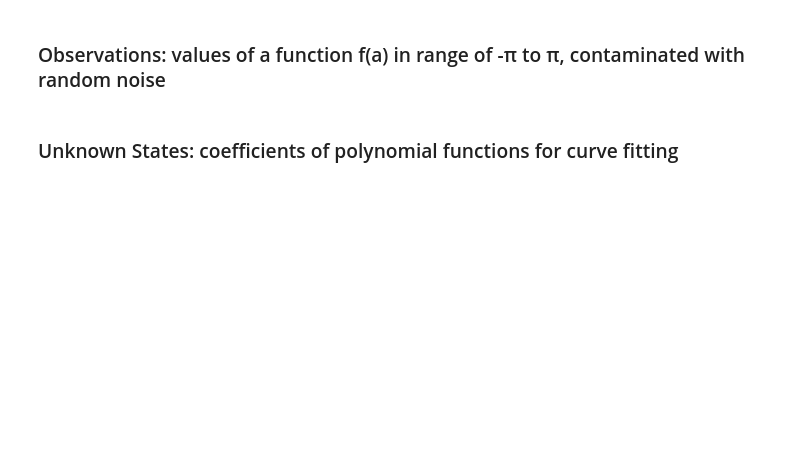
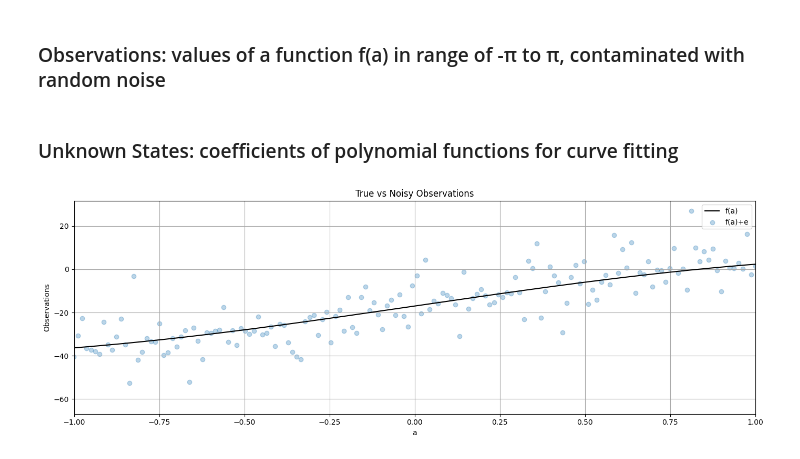
Before and after one commit to andrew-thai08/ENGG680_2025_Fall, a Jupyter notebook: Lab_Assignment1/Assignment1.ipynb, the cells around one changed output. Cells and saved outputs as stored; diff of their text form; code cells hidden in the pictures; blank space fills up the shorter version.

```diff
--- a/Lab_Assignment1/Assignment1.ipynb
+++ b/Lab_Assignment1/Assignment1.ipynb
@@ -464,24 +464,25 @@ import pandas as pd
 # Load data.xlsx file, which contains the observations (with noise), variance of observations and true observations
 # hint: use pandas library to parse excel file and use numpy library to convert it to array
 # (1 mark)
-df_data = #...
-arr_data = #...
+df_data = pd.read_excel('data.xlsx') #Loading excel into pandas dataframe
+arr_data = df_data.to_numpy() #Convert dataframe to numpy
+
 
 #store the noisy observations, variance of observations and true observations into numpy arrays seperately
 # (1 mark)
-l = #...
-l_var = #...
-l_true = #...
+l = np.array(df_data['l'])#noisy observations into numpy array
+l_var = np.array(df_data['l_var']) #variance of observations into numpy array
+l_true = np.array(df_data['l_true'])#true observations into numpy array
 # %%
 # step 3
 # define the number of observation n
 # (1 mark)
-n = #...
+n = len(l) #defining number of observations with l to include noisy observations
 
 # define the observation weight matrix P for LSE as identity matrix
 # identity weight matrix simply means the observations will be unweighted in the following LSE
 # (1 mark)
-P = #...
+P = np.eye(n) #creates an unweighted matrix n x n
 
 # define the range of function input(i.e., constants a), from start to end; and the numerical array of a
 start = -1* np.pi
@@ -490,20 +491,36 @@ a = np.linspace(start, end, n)
 # %%
 # step 4
 # use the matplotlib to plot the true and noisy observations together in one single figure
 # use scatter for noisy observation plotting
 # for the true observation, label it as "f(a)"" and set color as 'k'
 # for the noisy observation scatter plot, label it as "f(a) + e", set color as 'tab:blue', set marker as 'o' and set alpha as 0.3
 # include proper axis labels, legend and title
 # scale the range of x-axis to be -1 to 1
 # keep this format for the rest of the plots in this lab assignment
 # (2 marks)
 
+
 fig, ax = plt.subplots(nrows=1, ncols=1, figsize=(14, 5))
 
-# ...
+# plot true observations
+ax.plot(a, l_true, label='f(a)', color='k')
+# plot noisy observations as scatter
+ax.scatter(a, l, label='f(a)+e', color='tab:blue', marker='o', alpha=0.3)
+#set axis labels, title, and legend
+ax.set_xlabel('a')
+ax.set_ylabel('Observations')
+ax.legend()
+ax.set_title('True vs Noisy Observations')
+
+#scale range of x-axis to be -1 to 1
+ax.set_xlim(-1,1)
+
 
 ax.grid(True, which='both',ls='-',color='0.65')
 fig.tight_layout()
+plt.show()
+# %% [output]
+[figure, added]
 # %%
 # step 5
 # define a curve fitting function named fit_polynomial_curve
```
Also changed, not shown: parts of 1 cell of this notebook.
